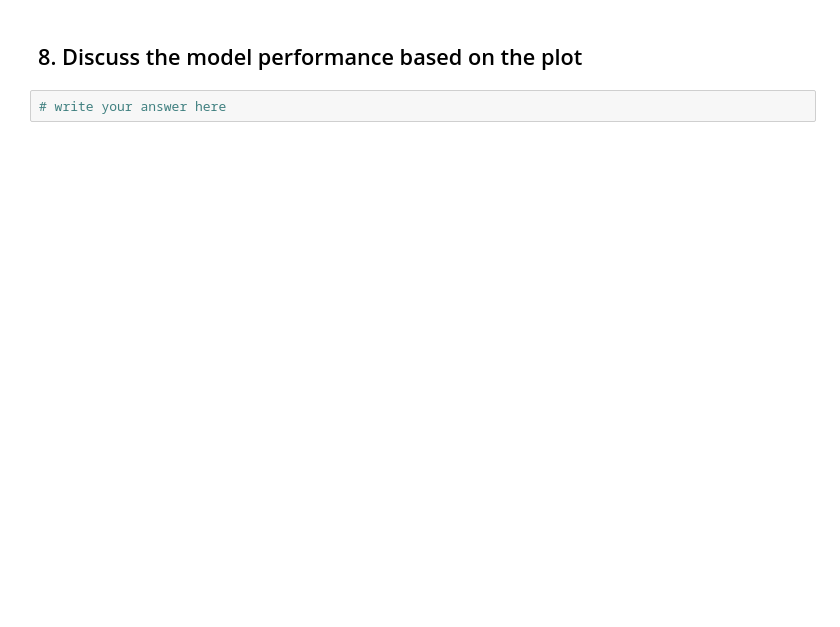
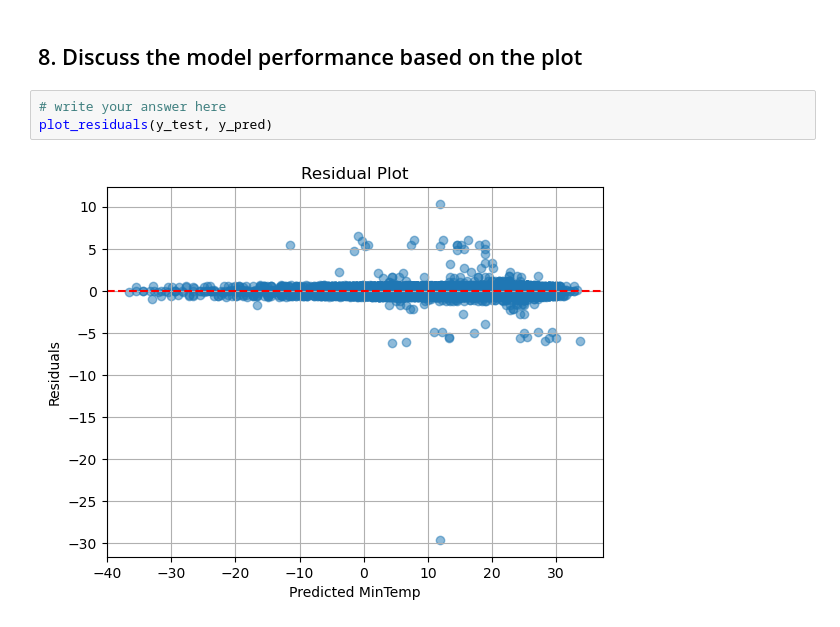
Before and after one commit to Kaiser271/2025-Phase-2, a Jupyter notebook: data-science/2. Machine Learning Project/part2_submission.ipynb, the cells around one changed output. Drawn from its saved outputs; the diff is of its cells as text; blank space fills up the shorter version.

```diff
--- a/data-science/2. Machine Learning Project/part2_submission.ipynb
+++ b/data-science/2. Machine Learning Project/part2_submission.ipynb
@@ -412,3 +453,6 @@ print(rmse)
 ## 8. Discuss the model performance based on the plot
 # %%
 # write your answer here
+plot_residuals(y_test, y_pred)
+# %% [output]
+[figure, added]
```
Also changed, not shown: parts of 7 cells of this notebook.
